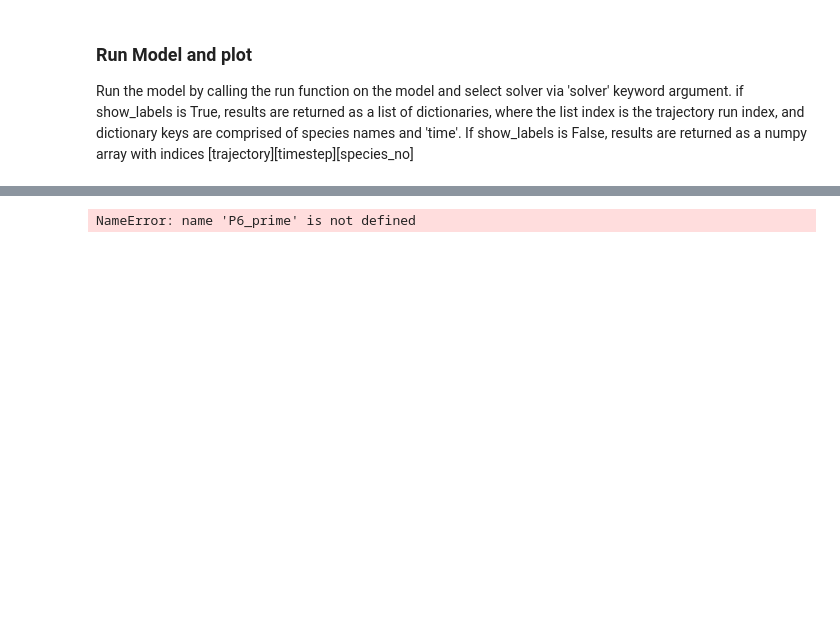
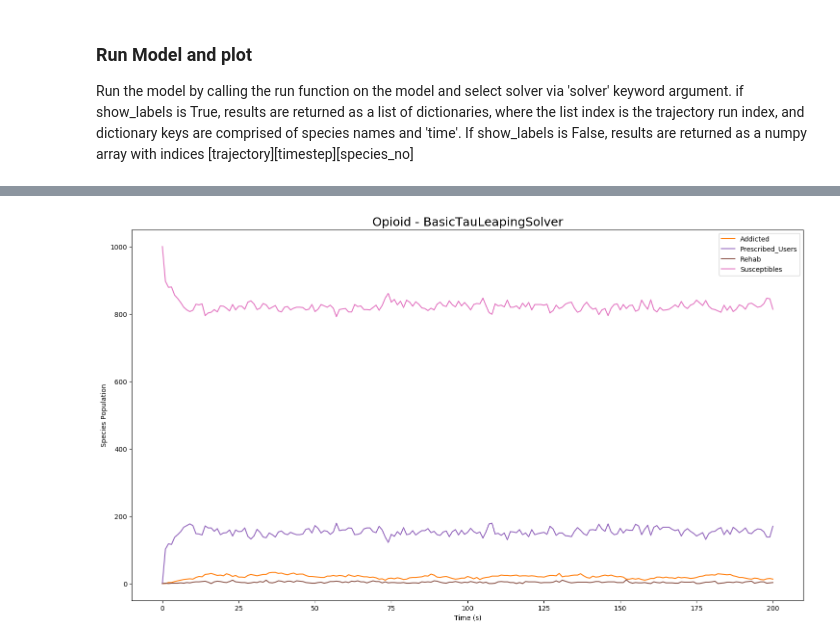
Before and after one commit to StochSS/GillesPy2, a Jupyter notebook: examples/BasicExamples/Opioid_Model.ipynb, the cells around one changed output, grey strips where cells are left out. Drawn from its saved outputs; the diff is of its cells as text; code cells hidden in the pictures; blank space fills up the shorter version.

Commit message:
Changed Opioid Model to use basic tau leaping

```diff
--- a/examples/BasicExamples/Opioid_Model.ipynb
+++ b/examples/BasicExamples/Opioid_Model.ipynb
@@ -120,5 +101,4 @@ Wall time: 5.03 s
-# %%
-%time results = model.run(solver=NumPySSASolver(), show_labels=True)
-results.plotplotly()
-# %% [output]
-NameError: name 'P6_prime' is not defined
+# %%
+results.plot(included_species_list=['Susceptibles','Prescribed_Users','Addicted','Rehab'])
+# %% [output]
+[figure, added]
```
Also changed, not shown: parts of 7 cells of this notebook.
